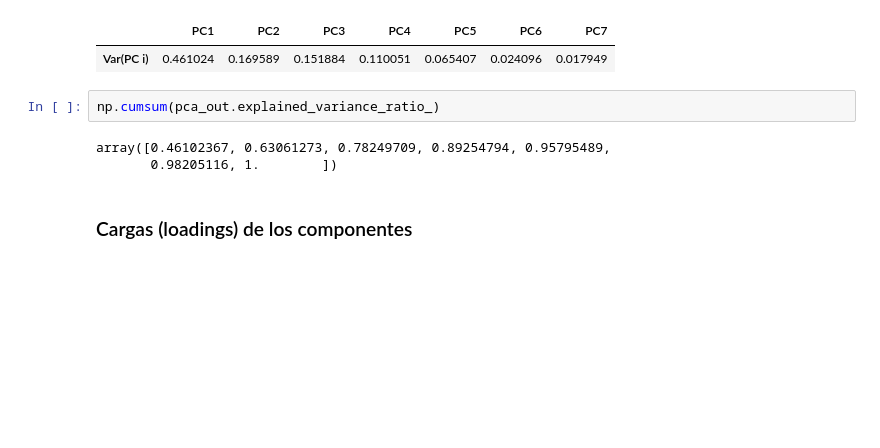
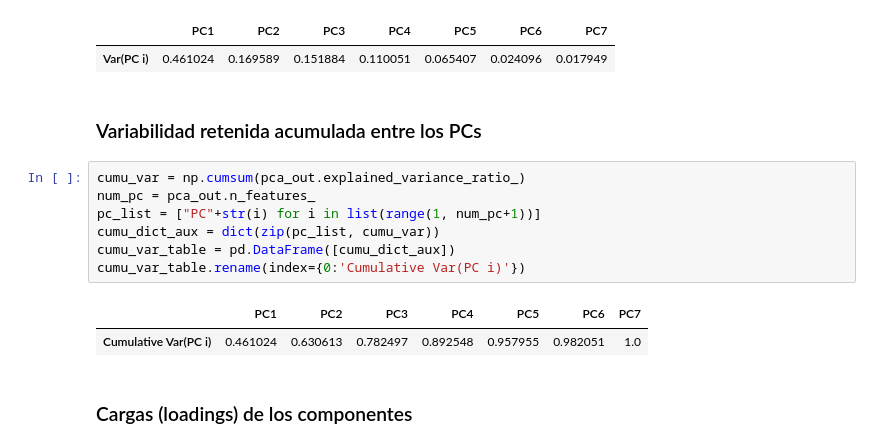
Before and after one commit to LucasCatolino/TP_SIA, a Jupyter notebook: Componentes principales/PCA.ipynb, the cells around one changed output. Drawn from its saved outputs; the diff is of its cells as text; blank space fills up the shorter version.

```diff
--- a/Componentes principales/PCA.ipynb
+++ b/Componentes principales/PCA.ipynb
@@ -73,11 +79,18 @@ var_table.rename(index={0:'Var(PC i)'})
 # %% [output]
 |  | PC1 | PC2 | PC3 | PC4 | PC5 | PC6 | PC7 |
 | Var(PC i) | 0.461024 | 0.169589 | 0.151884 | 0.110051 | 0.065407 | 0.024096 | 0.017949 |
-# %%
-np.cumsum(pca_out.explained_variance_ratio_)
-# %% [output]
-array([0.46102367, 0.63061273, 0.78249709, 0.89254794, 0.95795489,
-       0.98205116, 1.        ])
+# %% [markdown]
+### Variabilidad retenida acumulada entre los PCs
+# %%
+cumu_var = np.cumsum(pca_out.explained_variance_ratio_)
+num_pc = pca_out.n_features_
+pc_list = ["PC"+str(i) for i in list(range(1, num_pc+1))]
+cumu_dict_aux = dict(zip(pc_list, cumu_var))
+cumu_var_table = pd.DataFrame([cumu_dict_aux])
+cumu_var_table.rename(index={0:'Cumulative Var(PC i)'})
+# %% [output]
+|  | PC1 | PC2 | PC3 | PC4 | PC5 | PC6 | PC7 |
+| Cumulative Var(PC i) | 0.461024 | 0.630613 | 0.782497 | 0.892548 | 0.957955 | 0.982051 | 1.0 |
 # %% [markdown]
 ### Cargas (loadings) de los componentes
 # %%
```
Also changed, not shown: parts of 17 cells of this notebook, 2 other files.
